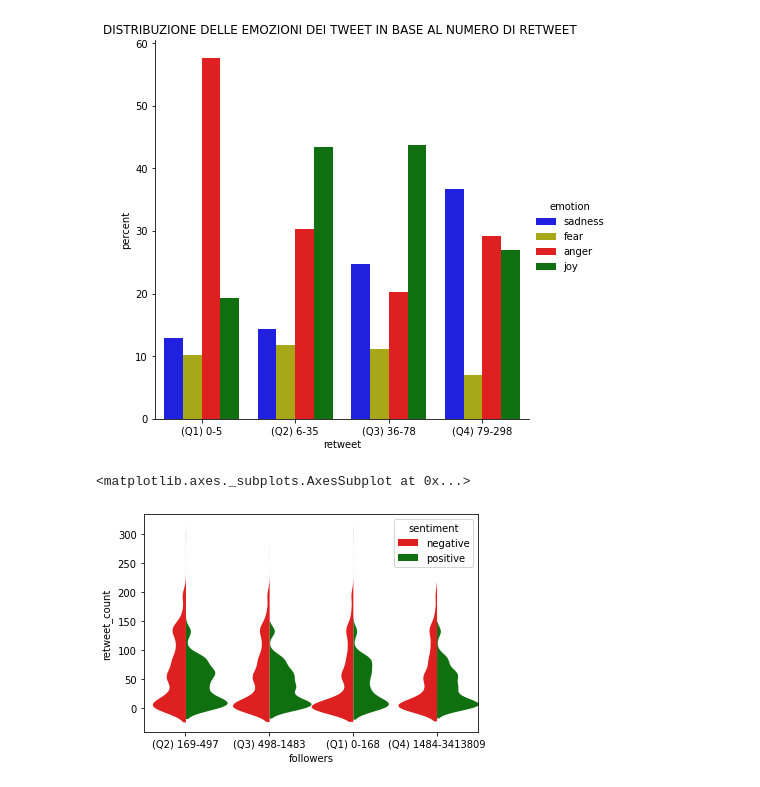
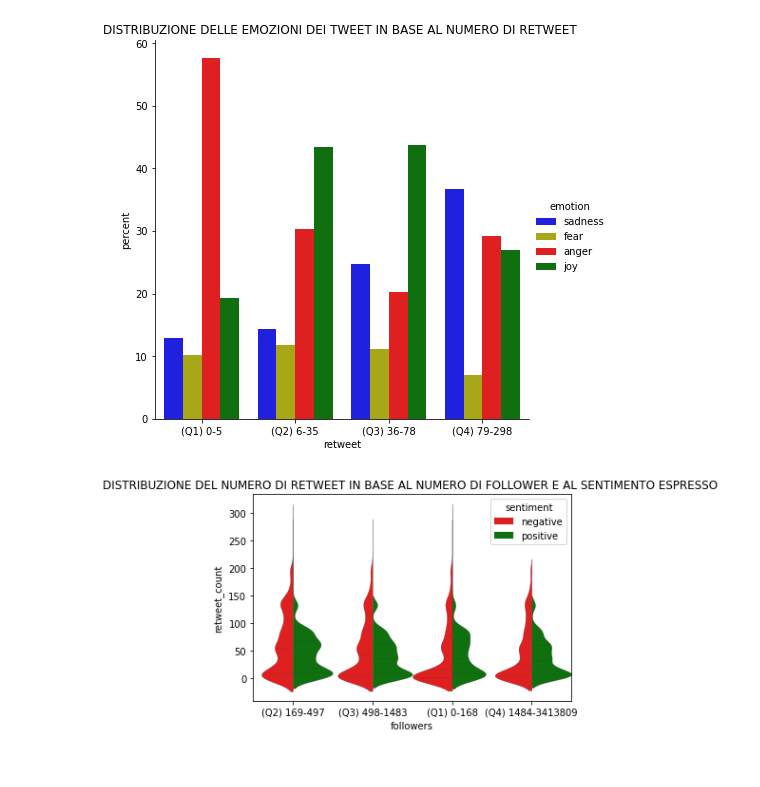
Before and after one commit to paolofesta/prove, a Jupyter notebook: TESI.ipynb, the cells around one changed output. Cells and saved outputs as stored; diff of their text form; code cells hidden in the pictures.

```diff
--- a/TESI.ipynb
+++ b/TESI.ipynb
@@ -992,7 +992,9 @@ datacomb.to_csv(r'datacomb',index=False)
 # %%
 datacomb
 # %%
-sns.violinplot(data=datacomb,x="followers",y="retweet_count",hue="sentiment",split='True',palette=["r","g"],inner="quartile", width=1,aspect=1.4,linewidth=0)
+sns.violinplot(data=datacomb,x="followers",y="retweet_count",hue="sentiment",split='True',palette=["r","g"],inner="quartile", width=1,linewidth=0.2)
+plt.title('DISTRIBUZIONE DEL NUMERO DI RETWEET IN BASE AL NUMERO DI FOLLOWER E AL SENTIMENTO ESPRESSO ')
+
+print()
 # %% [output]
-<matplotlib.axes._subplots.AxesSubplot at 0x...>
-[figure, old version]
+[figure, new version]
```
Also changed, not shown: parts of 1 cell of this notebook.
